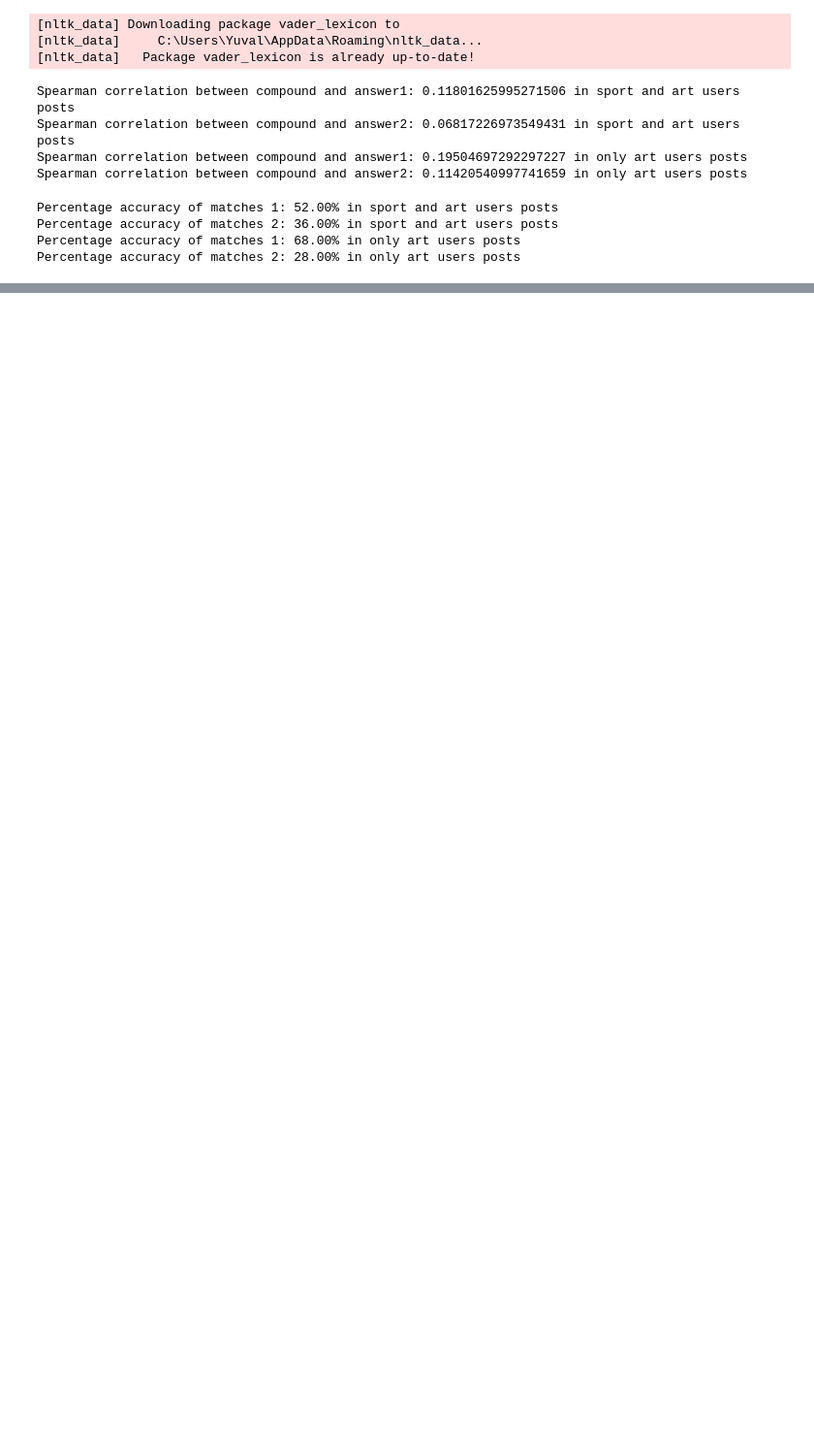
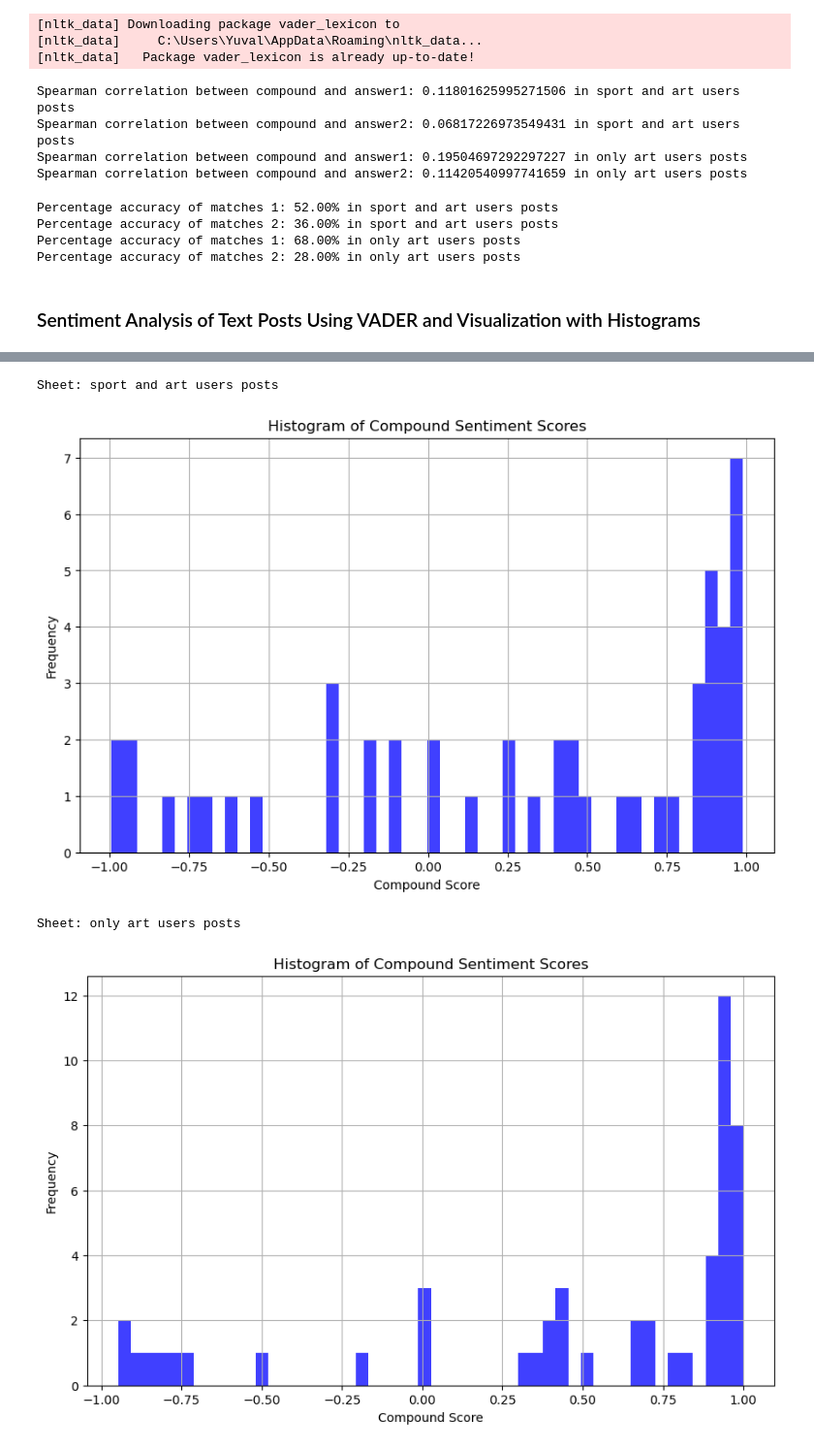
Before and after one commit to yuvalSaadati/Characterizing-human-behavior-using-internet-data, a Jupyter notebook: sentiment_analysis.ipynb, the cells around one changed output, grey strips where cells are left out. Shown at 97% size. Drawn from its saved outputs; the diff is of its cells as text; code cells hidden in the pictures; blank space fills up the shorter version.

Commit message:
histogram of sentiment

```diff
--- a/sentiment_analysis.ipynb
+++ b/sentiment_analysis.ipynb
@@ -113,3 +113,33 @@ Percentage accuracy of matches 1: 52.00% in sport and art users posts
 Percentage accuracy of matches 2: 36.00% in sport and art users posts
 Percentage accuracy of matches 1: 68.00% in only art users posts
 Percentage accuracy of matches 2: 28.00% in only art users posts
+# %% [markdown]
+### Sentiment Analysis of Text Posts Using VADER and Visualization with Histograms
+# %%
+import pandas as pd
+import matplotlib.pyplot as plt
+import nltk
+from nltk.sentiment.vader import SentimentIntensityAnalyzer
+
+# Ensure NLTK VADER lexicon is available
+nltk.download('vader_lexicon')
+
+# Initialize the VADER sentiment analyzer
+analyzer = SentimentIntensityAnalyzer()
+
+# Load your data
+sheets = pd.read_excel('posts100_tagged_with_GPT4.xlsx', sheet_name=None)  # Replace with your actual file path
+# Process each sheet
+for sheet_name, df in sheets.items():
+    # Compute compound sentiment scores
+    df['compound'] = df['Post'].apply(lambda x: analyzer.polarity_scores(x)['compound'])
+    print(f"Sheet: {sheet_name}")
+    # Plotting the histogram
+    plt.figure(figsize=(10, 6))
+    plt.hist(df['compound'], bins=50, alpha=0.75, color='blue')
+    plt.title('Histogram of Compound Sentiment Scores')
+    plt.xlabel('Compound Score')
+    plt.ylabel('Frequency')
+    plt.grid(True)
+    plt.show()
+# %% [output]
@@ -115,0 +149,4 @@ Percentage accuracy of matches 2: 28.00% in only art users posts
+Sheet: sport and art users posts
+[figure, added]
+Sheet: only art users posts
+[figure, added]
```
Also changed, not shown: parts of 1 cell of this notebook.
